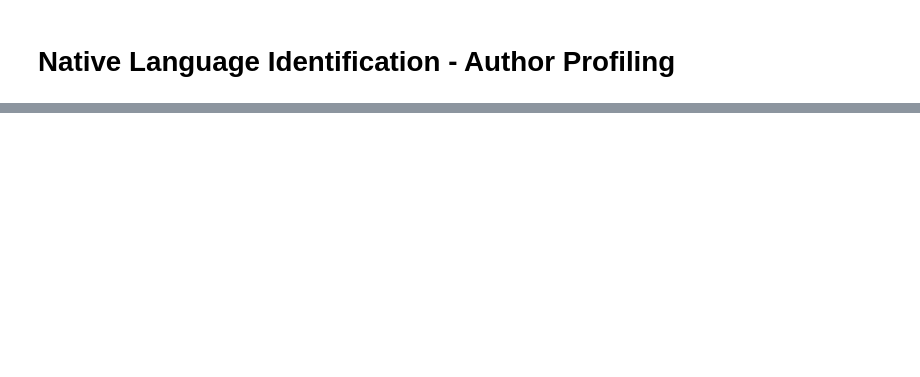
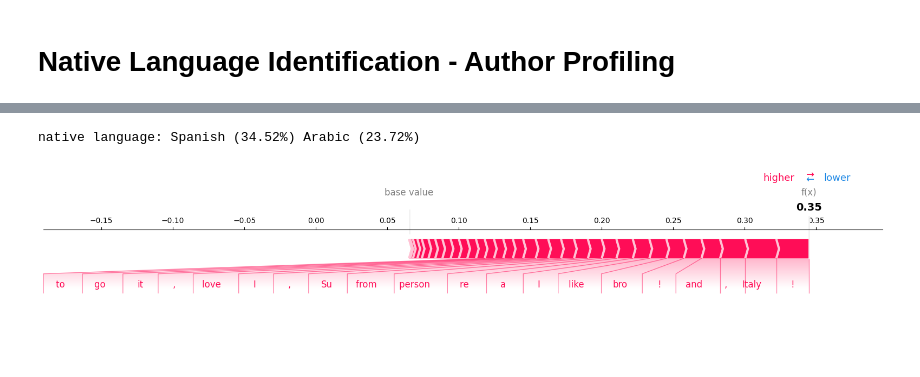
Before and after one commit to ShrikeBin/Native-Language-Identification-Author-Profiling, a Jupyter notebook: Training/TESTING/shap/run.ipynb, the cells around one changed output, grey strips where cells are left out. Cells and saved outputs as stored; diff of their text form; code cells hidden in the pictures; blank space fills up the shorter version.

```diff
--- a/Training/TESTING/shap/run.ipynb
+++ b/Training/TESTING/shap/run.ipynb
@@ -58,0 +47,5 @@ native language: Spanish (53.41%)
+# %%
+explain("Sup bro, You're a person from Italy, I like painting, makeup and go to cafe with my friends, I love it!!!")
+# %% [output]
+native language: Spanish (34.52%) Arabic (23.72%)
+[figure, added]
```
Also changed, not shown: parts of 6 cells of this notebook, 10 other files.
